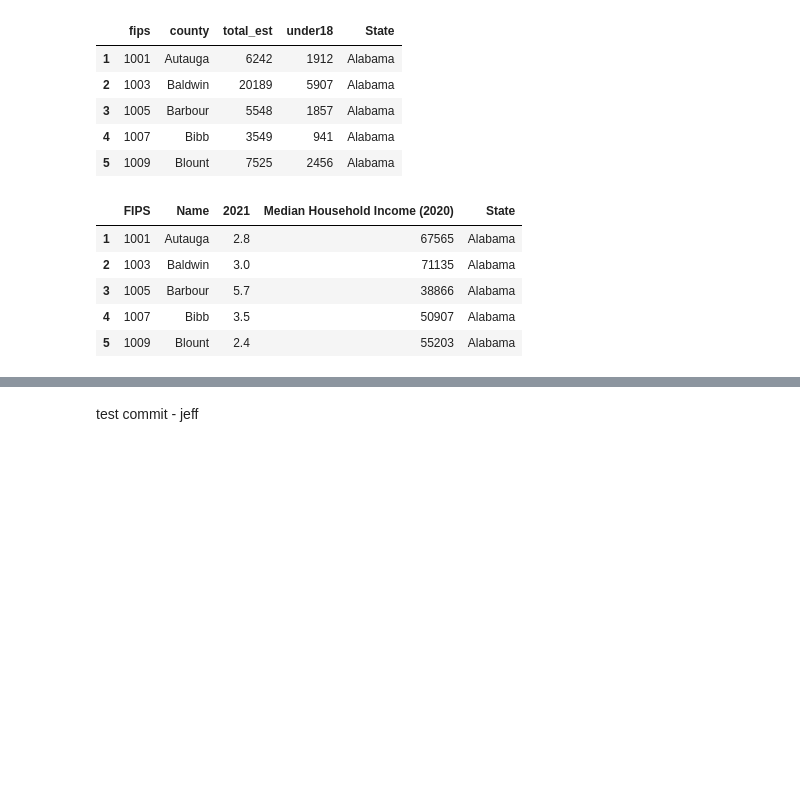
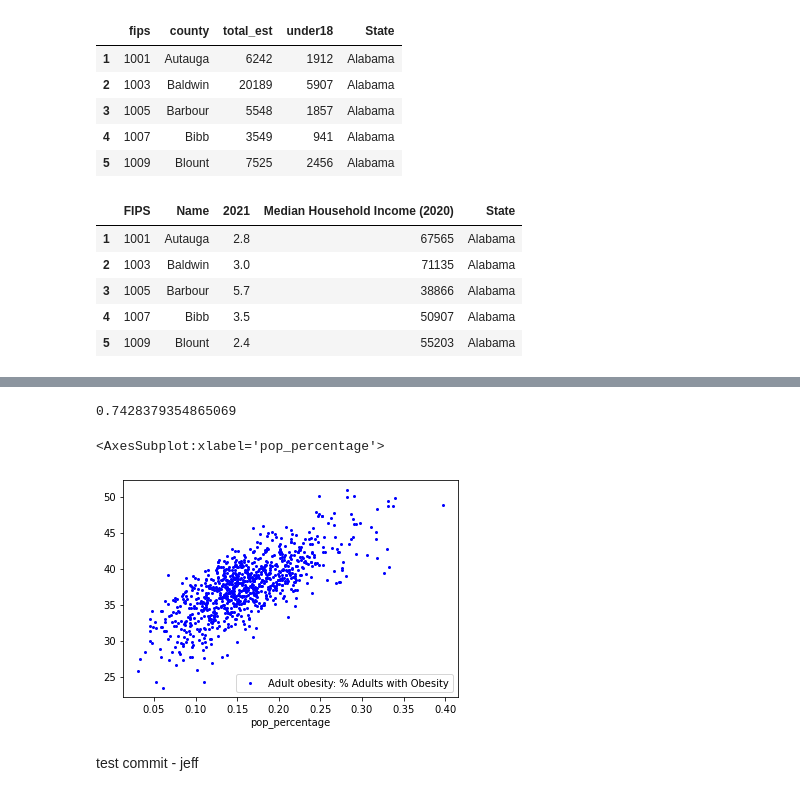
Before and after one commit to donovannickol/cs216project, a Jupyter notebook: CS_216_Project_Exploratory_Notebook.ipynb, the cells around one changed output, grey strips where cells are left out. Saved outputs shown, nothing was run; the diff lists cells and outputs as text; code cells hidden in the pictures; blank space fills up the shorter version.

Commit message:
Add poverty vs obesity graph visualization

```diff
--- a/CS_216_Project_Exploratory_Notebook.ipynb
+++ b/CS_216_Project_Exploratory_Notebook.ipynb
@@ -184,10 +185,10 @@ WV_obesity.columns = WV_obesity.columns.map(': '.join)
 df_frames = [AK_obesity, AL_obesity, FL_obesity, GA_obesity, KY_obesity, LA_obesity, MD_obesity, MS_obesity, NC_obesity, SC_obesity, TN_obesity, VA_obesity, WV_obesity]
 
 for states in df_frames:
-    states.rename(columns={ states.columns[0]: "FIPS", states.columns[1]: "States", states.columns[2]: "County" }, inplace=True)
+    states.rename(columns={ states.columns[0]: "fips", states.columns[1]: "States", states.columns[2]: "County" }, inplace=True)
 
-all_states = pd.concat(df_frames, axis=0)
-all_states.head()
+obesity_df = pd.concat(df_frames, axis=0)
+obesity_df.head()
 
 columns_to_drop = [
         'Driving alone to work: % Drive Alone to Work',
@@ -216,9 +217,10 @@ columns_to_drop = [
         'Long commute - driving alone: Z-Score'
        ]
 
-all_states.drop(columns_to_drop, axis=1, inplace=True)
+obesity_df.drop(columns_to_drop, axis=1, inplace=True)
 
-print(all_states.columns)
 
-all_states.shape
+print(obesity_df.columns)
+
+obesity_df.shape
 # %% [output]
@@ -354,5 +368,5 @@ unemp_df.head()
 | 4 | 1007 | Bibb | 3.5 | 50907 | Alabama |
 | 5 | 1009 | Blount | 2.4 | 55203 | Alabama |
 # %%
-pop_df.set_index("fips", inplace=True)
-pov_df.set_index("fips", inplace=True)
+# pop_df.set_index("fips", inplace=True)
+# pov_df.set_index("fips", inplace=True)
@@ -376,0 +373,12 @@ test_df.head()
+# %%
+
+pov_and_pop_df = pd.merge(pov_df, pop_df,how="inner", on = "fips")
+pov_and_pop_df = pov_and_pop_df.drop(["State_y", "name"], axis = 1)
+pov_and_pop_df = pov_and_pop_df.drop_duplicates()
+# pov_and_pop_df.head(30)
+
+pov_and_pop_df["pop_percentage"] = pov_and_pop_df["total_est"] / pov_and_pop_df["current_year_pop"]
+
+pop_pov_obesity_df = pd.merge(pov_and_pop_df, obesity_df[["fips", "Adult obesity: % Adults with Obesity"]], how="inner", on="fips")
+
+pop_pov_obesity_df.head(10)
@@ -377,2 +397,10 @@ test_df.head()
+# %%
+correlation = pop_pov_obesity_df.corr()
+print(correlation.loc['pop_percentage', 'Adult obesity: % Adults with Obesity'])
+pop_pov_obesity_df.plot.line(x='pop_percentage', y='Adult obesity: % Adults with Obesity', style='o', color="blue", ms=2)
+# %% [output]
+0.7428379354865069
+<AxesSubplot:xlabel='pop_percentage'>
+[figure, added]
 # %% [markdown]
 test commit - jeff
```
Also changed, not shown: parts of 6 cells of this notebook.
